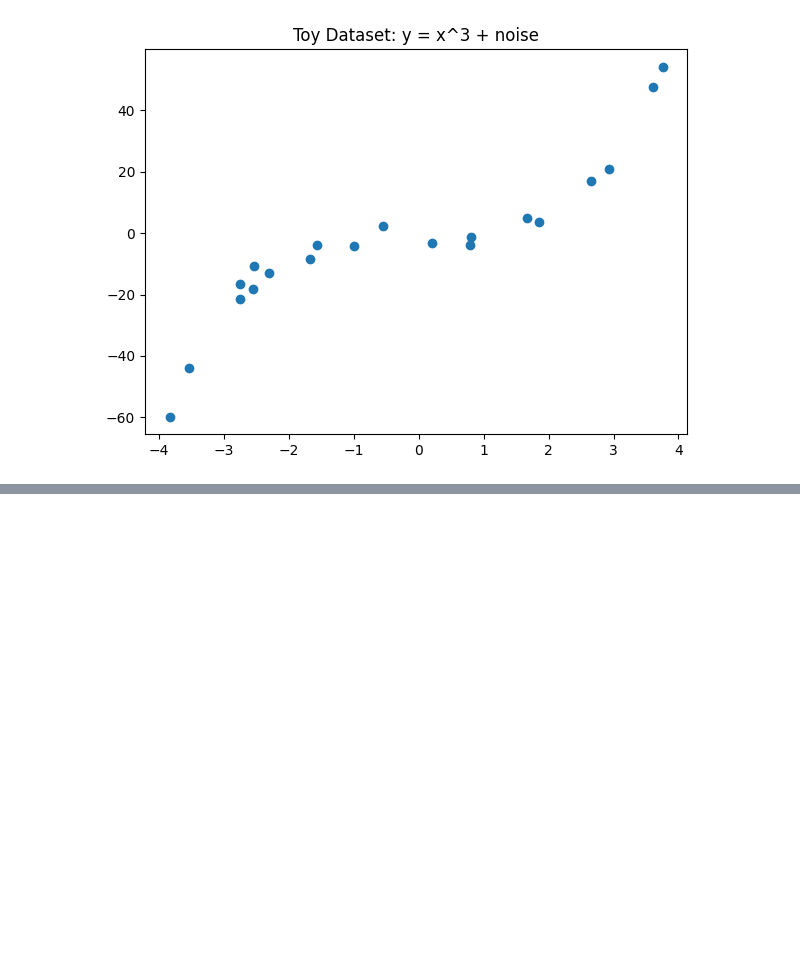
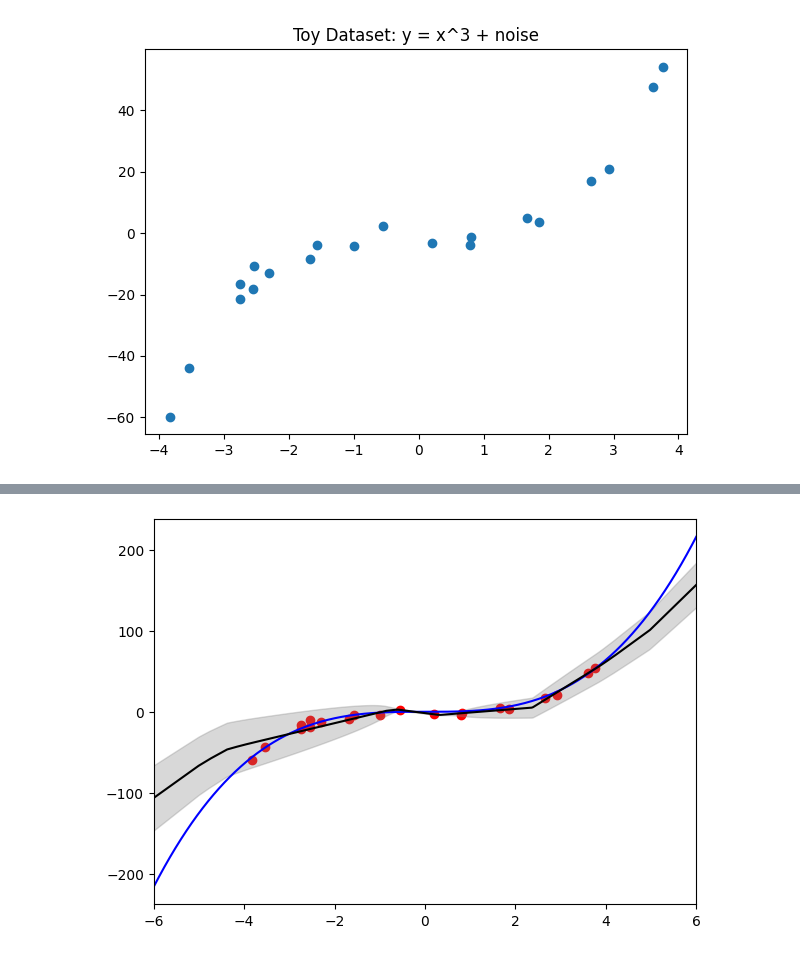
Before and after one commit to dcs321/AML_Deep_ensembles, a Jupyter notebook: ToyData_MSE_Regression.ipynb, the cells around one changed output, grey strips where cells are left out. Drawn from its saved outputs; the diff is of its cells as text; code cells hidden in the pictures; blank space fills up the shorter version.

```diff
--- a/ToyData_MSE_Regression.ipynb
+++ b/ToyData_MSE_Regression.ipynb
@@ -78,0 +105,17 @@ plt.show()
+# %%
+num_model = 1
+num_epochs = 10000
+lr = 0.1
+
+m = NLLNet()
+opt = optim.Adam(m.parameters(),lr=lr)
+for ep in range(num_epochs):
+    opt.zero_grad()
+    mean, var = m(X)
+    loss = nll_criterion_regression((mean, var), Y)
+    loss.backward()
+    opt.step()
+nll_model = m
+
+predictions = nll_model(X_test)
+nll_mean, nll_std = predictions[0].detach().numpy().squeeze(), predictions[1].sqrt().detach().numpy().squeeze()
@@ -78,0 +128,10 @@ plt.show()
+# %%
+plt.figure(figsize=(7,5))
+plt.scatter(x,y,color="red")
+plt.plot(x_test,x_test**3,color="blue")
+plt.plot(x_test,nll_mean,color="black")
+plt.fill_between(x_test,nll_mean-3*nll_std,nll_mean+3*nll_std, color="gray",alpha=0.3)
+plt.xlim(-6,6)
+plt.show()
+# %% [output]
+[figure, added]
```
Also changed, not shown: parts of 8 cells of this notebook.
